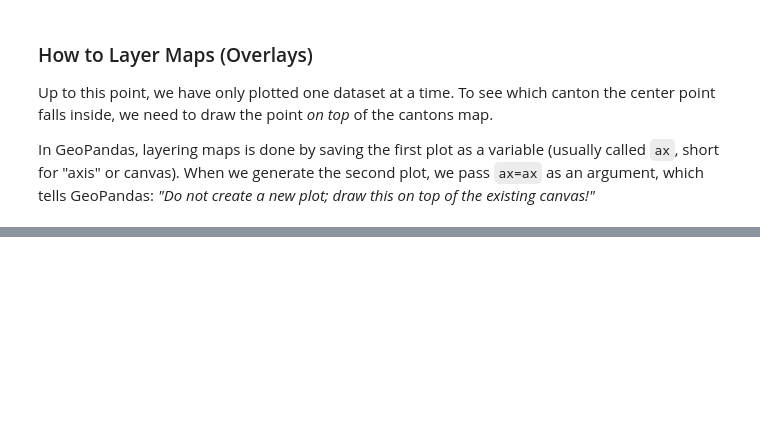
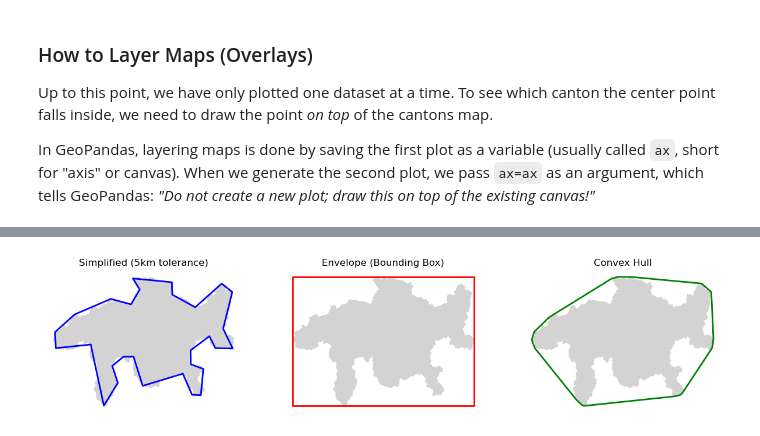
Before and after one commit to HendrikWulf/sds210-jb, a Jupyter notebook: book/09_L07_vector-data/04_geometry_operations.ipynb, the cells around one changed output, grey strips where cells are left out. Saved outputs shown, nothing was run; the diff lists cells and outputs as text; code cells hidden in the pictures; blank space fills up the shorter version.

```diff
--- a/book/09_L07_vector-data/04_geometry_operations.ipynb
+++ b/book/09_L07_vector-data/04_geometry_operations.ipynb
@@ -289,7 +338,7 @@ import matplotlib.pyplot as plt
 import geopandas as gpd
 
 # Load the canton of Grisons
-grisons_gdf = gpd.read_file("swissBoundaries3D_grisons.gpkg")
+grisons_gdf = gpd.read_file("data/swissBoundaries3D_grisons.gpkg")
 
 # 1. Simplify (Allow the shape to deviate by up to 5000 meters)
 grisons_simple = grisons_gdf.geometry.simplify(tolerance=5000)
@@ -298,31 +347,33 @@ grisons_simple = grisons_gdf.geometry.simplify(tolerance=5000)
 grisons_box = grisons_gdf.geometry.envelope
 
 # 3. Convex Hull (Rubber band)
 grisons_hull = grisons_gdf.geometry.convex_hull
 
 # --- Plotting the comparisons ---
 
 # Create the frame (fig) and the 3 canvases (ax1, ax2, ax3)
 fig, (ax1, ax2, ax3) = plt.subplots(1, 3, figsize=(15, 5))
 
 # Canvas 1: Simplify
 grisons_gdf.plot(ax=ax1, color="lightgrey")
 grisons_simple.plot(ax=ax1, color="none", edgecolor="blue", linewidth=2)
 ax1.set_title("Simplified (5km tolerance)")
 ax1.axis("off")  # This hides the coordinate numbers to make it look cleaner
 
 # Canvas 2: Envelope
 grisons_gdf.plot(ax=ax2, color="lightgrey")
 grisons_box.plot(ax=ax2, color="none", edgecolor="red", linewidth=2)
 ax2.set_title("Envelope (Bounding Box)")
 ax2.axis("off")
 
 # Canvas 3: Convex Hull
 grisons_gdf.plot(ax=ax3, color="lightgrey")
 grisons_hull.plot(ax=ax3, color="none", edgecolor="green", linewidth=2)
 ax3.set_title("Convex Hull")
 ax3.axis("off")
 
 # Display the final frame
 plt.show()
+# %% [output]
+[figure, added]
 # %% [markdown]
```
Also changed, not shown: parts of 15 cells of this notebook, 14 other files.
